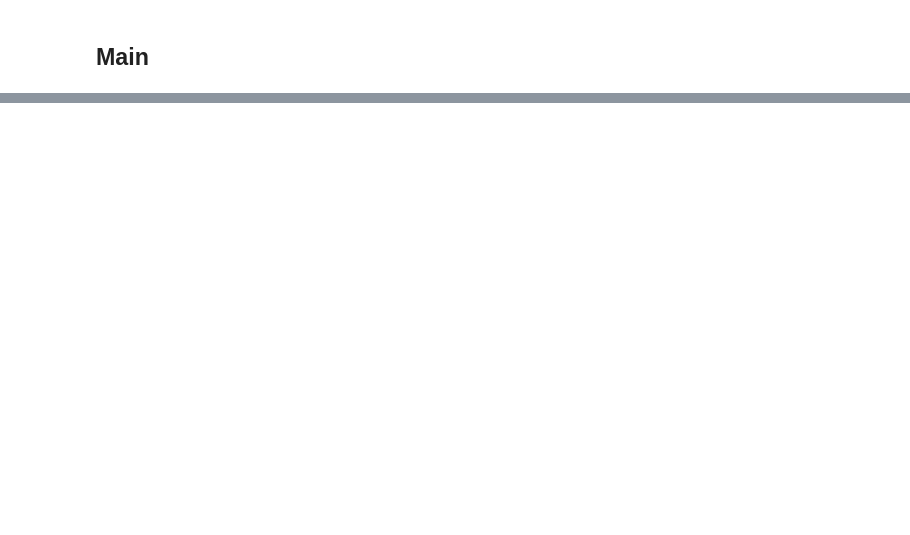
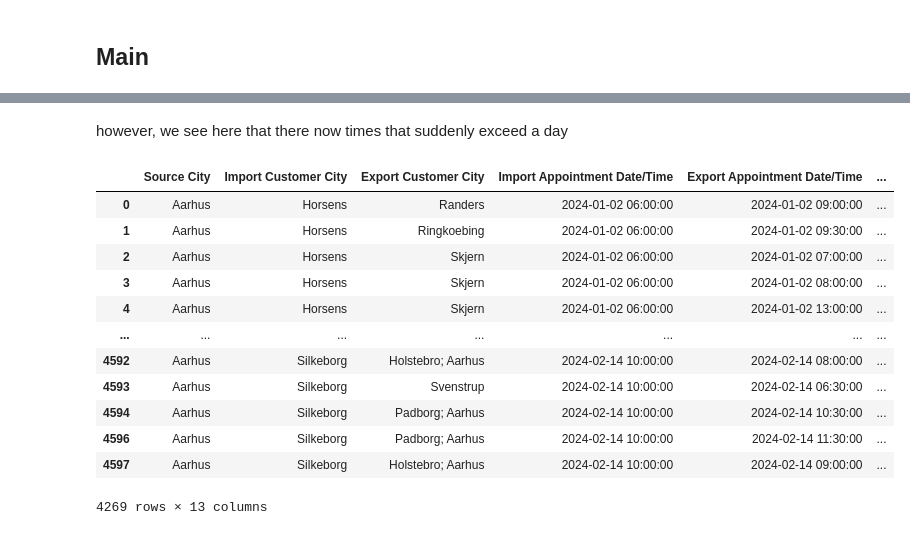
Before and after one commit to AniruddhIngle/MaerskTriangulation, a Jupyter notebook: Triangulation_refactored.ipynb, the cells around one changed output, grey strips where cells are left out. Drawn from its saved outputs; the diff is of its cells as text; code cells hidden in the pictures; blank space fills up the shorter version.

```diff
--- a/Triangulation_refactored.ipynb
+++ b/Triangulation_refactored.ipynb
@@ -226,0 +390,19 @@ len(triangulations), len(potentials)
+# %% [markdown]
+however, we see here that there now times that suddenly exceed a day
+# %%
+filtered_df = updated_df[(updated_df['Import Time'] > 86400) | (updated_df['Export Time'] > 86400) | (updated_df['Triangulation Time'] > 86400) | (updated_df['Import Export Time'] > 86400)]
+filtered_df
+# %% [output]
+|  | Source City | Import Customer City | Export Customer City | Import Appointment Date/Time | Export Appointment Date/Time | ... |
+| 0 | Aarhus | Horsens | Randers | 2024-01-02 06:00:00 | 2024-01-02 09:00:00 | ... |
+| 1 | Aarhus | Horsens | Ringkoebing | 2024-01-02 06:00:00 | 2024-01-02 09:30:00 | ... |
+| 2 | Aarhus | Horsens | Skjern | 2024-01-02 06:00:00 | 2024-01-02 07:00:00 | ... |
+| 3 | Aarhus | Horsens | Skjern | 2024-01-02 06:00:00 | 2024-01-02 08:00:00 | ... |
+| 4 | Aarhus | Horsens | Skjern | 2024-01-02 06:00:00 | 2024-01-02 13:00:00 | ... |
+| ... | ... | ... | ... | ... | ... | ... |
+| 4592 | Aarhus | Silkeborg | Holstebro; Aarhus | 2024-02-14 10:00:00 | 2024-02-14 08:00:00 | ... |
+| 4593 | Aarhus | Silkeborg | Svenstrup | 2024-02-14 10:00:00 | 2024-02-14 06:30:00 | ... |
+| 4594 | Aarhus | Silkeborg | Padborg; Aarhus | 2024-02-14 10:00:00 | 2024-02-14 10:30:00 | ... |
+| 4596 | Aarhus | Silkeborg | Padborg; Aarhus | 2024-02-14 10:00:00 | 2024-02-14 11:30:00 | ... |
+| 4597 | Aarhus | Silkeborg | Holstebro; Aarhus | 2024-02-14 10:00:00 | 2024-02-14 09:00:00 | ... |
+4269 rows × 13 columns
```
Also changed, not shown: parts of 28 cells of this notebook.
